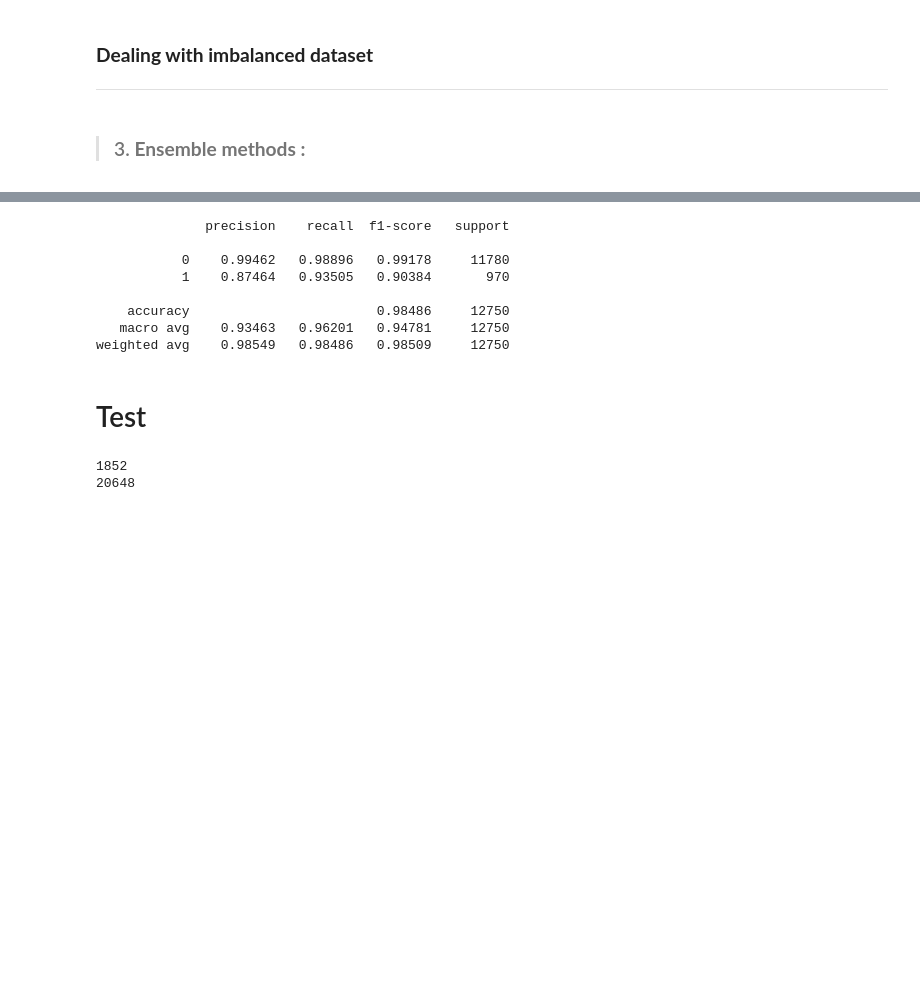
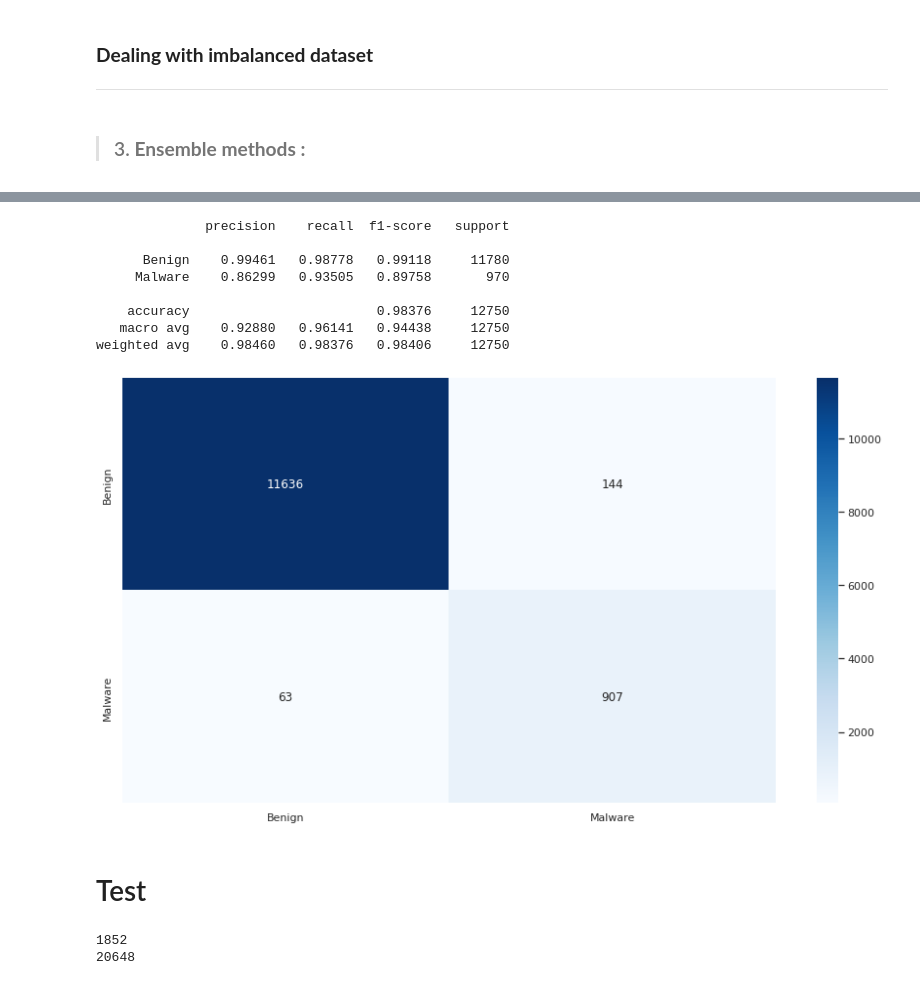
Before and after one commit to d0lev/API-Security-Detection, a Jupyter notebook: challenge_2.ipynb, the cells around one changed output, grey strips where cells are left out. Saved outputs shown, nothing was run; the diff lists cells and outputs as text; code cells hidden in the pictures; blank space fills up the shorter version.

```diff
--- a/challenge_2.ipynb
+++ b/challenge_2.ipynb
@@ -194,9 +248,7 @@ def content_length_numeric(dataframe):
 There are some features that contain in their content two different types of information, one with a URL address and the other without. We will try to turn these columns into numeric values by setting 1 for a record that contains a URL in the same feature, and 0 otherwise.
 # %%
 def contain_url(dataframe):
-  columns = ['request.headers.Accept-Encoding','request.headers.Sec-Fetch-Dest','request.headers.Sec-Fetch-Site']
-
-
+  columns = ['request.headers.Sec-Fetch-Dest','request.headers.Sec-Fetch-Site']
   for col_name in columns:
       dataframe[col_name] = np.where(dataframe[col_name].str.contains("jndi"), 1, 0)
 
@@ -222,7 +274,7 @@ import xgboost as xgb
 
 # On these headers we will run a "simple" BOW
 SIMPLE_HEADERS = [
-                'request.method',
+                'request.headers.User-Agent','request.headers.Accept-Encoding',
                 'request.headers.Accept-Language',
                 'response.headers.Content-Type',
                 'request.headers.Sec-Fetch-Site',
@@ -231,16 +283,14 @@ SIMPLE_HEADERS = [
                 ]
 
 # On these headers we will run HashingVectorizer
-COMPLEX_HEADERS = ['request.headers.User-Agent',
-                    'user1','user2','scheme','netloc','path','query',
-                    'response.headers.Location',
+COMPLEX_HEADERS = [
+                    'user1','user2','path','query','response.headers.Set-Cookie',
+                    'response.headers.Location','request.method',
                     'request.headers.Set-Cookie',
                     'response.body',
-                    'request.headers.Content-Length',
-                    'response.headers.Set-Cookie'
                     ]
 
-COLUMNS_TO_REMOVE = ['request.headers.Date','response.status']
+COLUMNS_TO_REMOVE = ['request.headers.Date','response.status','scheme','netloc','request.headers.Content-Length']
 
 # This is our main preprocessing function that will iterate over all of the chosen
 # columns and run some feature extraction models
@@ -250,7 +300,7 @@ def vectorize_df(df):
     df = dataset_arrange(df , cookies ,df.columns.get_loc("request.headers.Cookie"))
     df = dataset_arrange(df , urls ,df.columns.get_loc("request.url"))
     df = contain_url(df) ## create a column that represent indicator for url in the accept encoding
-    df = content_length_numeric(df)
+    df = numeric_transform(df)
     # df = one_hot_content_type(df)
 
     le = LabelEncoder()
@@ -295,6 +323,0 @@ def feature_selection (dataframe):
-# %%
-delete_features = feature_selection(dataset)
-dataset = dataset.drop(delete_features ,axis = 1)
-# %%
-dataset['label'] = df['label']
-dataset['label'] = dataset['label'].map({'Benign': 0, 'Malware': 1})
@@ -369,20 +394,26 @@ model_3 = SVC(random_state=42)
 # %%
-clf = xgb.XGBClassifier(learning_rate = 0.2,max_depth = 5,subsample = 0.6,reg_lambda=1.5, reg_alpha=0.5)
-clf.fit(X_train_smoted, y_train_smoted)
+clf = xgb.XGBClassifier(base_estimator=[model_1, model_2, model_3] , learning_rate = 0.2,max_depth = 5,subsample = 0.6,reg_lambda=1.5, reg_alpha=0.5 , scale_pos_weight = 15)
+clf.fit(X_train, y_train)
 
 # We print our results
 sns.set(rc={'figure.figsize':(15,8)})
 predictions = clf.predict(X_test)
 true_labels = y_test
+cf_matrix = confusion_matrix(true_labels, predictions)
 clf_report = classification_report(true_labels, predictions, digits=5)
+heatmap = sns.heatmap(cf_matrix, annot=True, cmap='Blues', fmt='g',
+                      xticklabels=np.unique(true_labels),
+                      yticklabels=np.unique(true_labels))
 
+# The heatmap is cool but this is the most important result
 print(clf_report)
 # %% [output]
               precision    recall  f1-score   support
 
-           0    0.99462   0.98896   0.99178     11780
-           1    0.87464   0.93505   0.90384       970
+      Benign    0.99461   0.98778   0.99118     11780
+     Malware    0.86299   0.93505   0.89758       970
 
-    accuracy                        0.98486     12750
-   macro avg    0.93463   0.96201   0.94781     12750
-weighted avg    0.98549   0.98486   0.98509     12750
+    accuracy                        0.98376     12750
+   macro avg    0.92880   0.96141   0.94438     12750
+weighted avg    0.98460   0.98376   0.98406     12750
+[figure, added]
```
Also changed, not shown: parts of 16 cells of this notebook.
